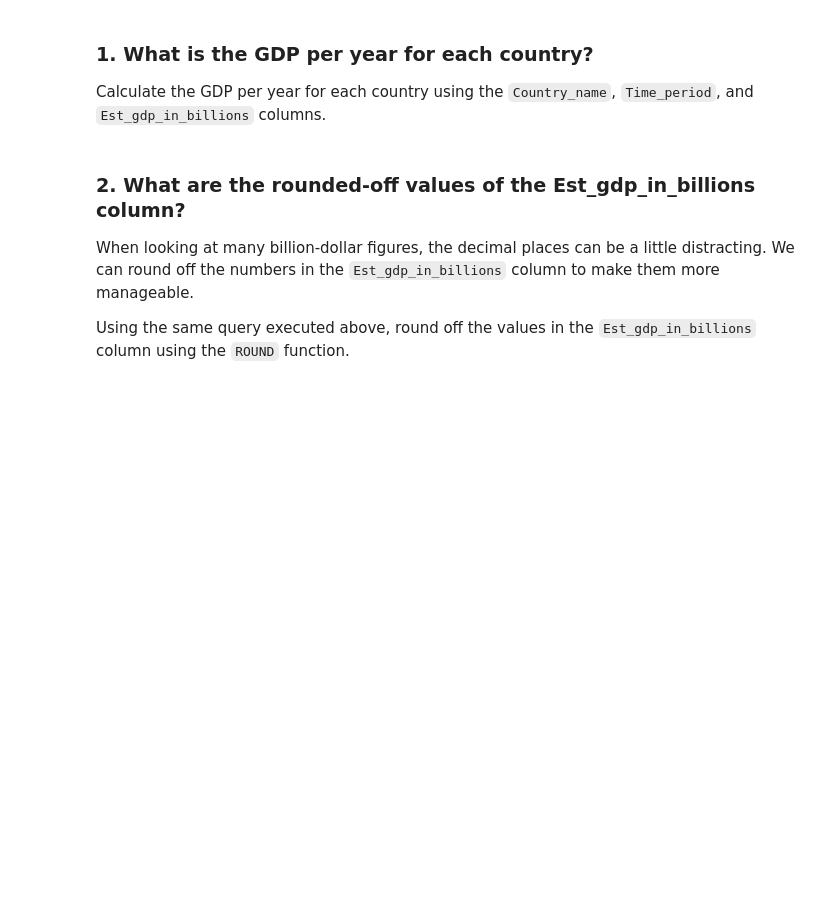
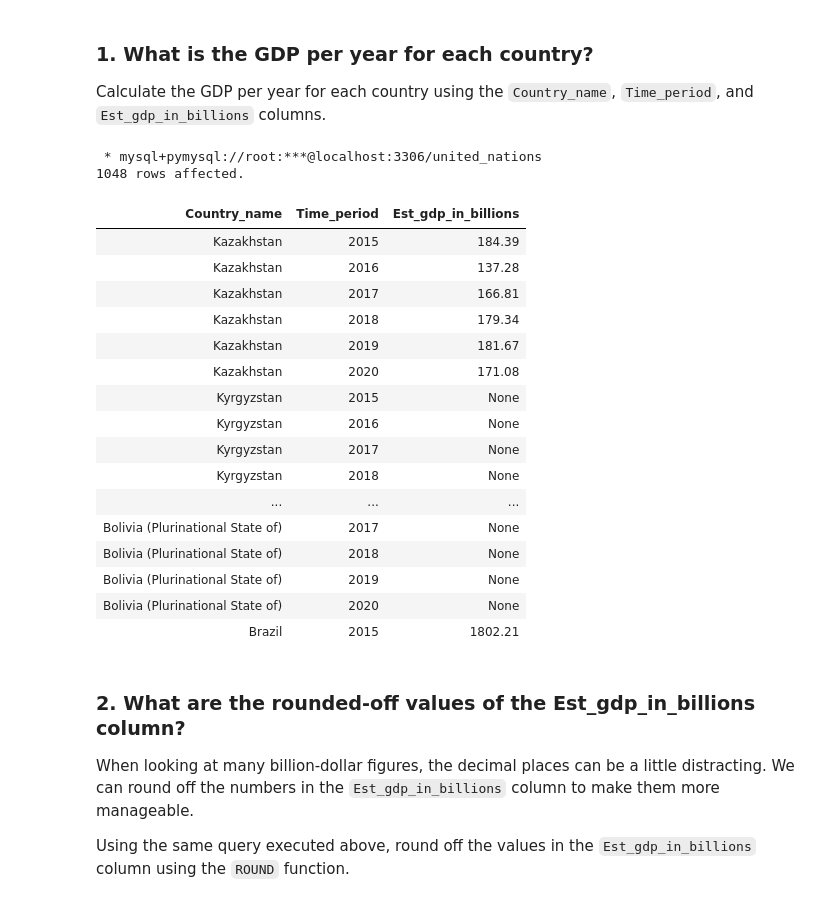
Before and after one commit to RealElvince/Access-to-basic-water-services, a Jupyter notebook: notebooks/Transform columns using numeric functions[Notebook].ipynb, the cells around one changed output. Drawn from its saved outputs; the diff is of its cells as text; code cells hidden in the pictures; blank space fills up the shorter version.

Commit message:
gdp for each country per year

```diff
--- a/notebooks/Transform columns using numeric functions[Notebook].ipynb
+++ b/notebooks/Transform columns using numeric functions[Notebook].ipynb
@@ -78,8 +78,33 @@ We want to determine the following:
 
 Calculate the GDP per year for each country using the `Country_name`, `Time_period`, and `Est_gdp_in_billions` columns.
 # %%
-# Add your code here
-# Remember to use LIMIT if you expect a lot of rows
+%%sql
+SELECT
+    Country_name,
+    Time_period,
+    Est_gdp_in_billions
+FROM
+    united_nations.access_to_basic_services;
+# %% [output]
+ * mysql+pymysql://root:***@localhost:3306/united_nations
+1048 rows affected.
+| Country_name | Time_period | Est_gdp_in_billions |
+| Kazakhstan | 2015 | 184.39 |
+| Kazakhstan | 2016 | 137.28 |
+| Kazakhstan | 2017 | 166.81 |
+| Kazakhstan | 2018 | 179.34 |
+| Kazakhstan | 2019 | 181.67 |
+| Kazakhstan | 2020 | 171.08 |
+| Kyrgyzstan | 2015 | None |
+| Kyrgyzstan | 2016 | None |
+| Kyrgyzstan | 2017 | None |
+| Kyrgyzstan | 2018 | None |
+| ... | ... | ... |
+| Bolivia (Plurinational State of) | 2017 | None |
+| Bolivia (Plurinational State of) | 2018 | None |
+| Bolivia (Plurinational State of) | 2019 | None |
+| Bolivia (Plurinational State of) | 2020 | None |
+| Brazil | 2015 | 1802.21 |
 # %% [markdown]
 ### 2. What are the rounded-off values of the Est_gdp_in_billions column?
 
```
